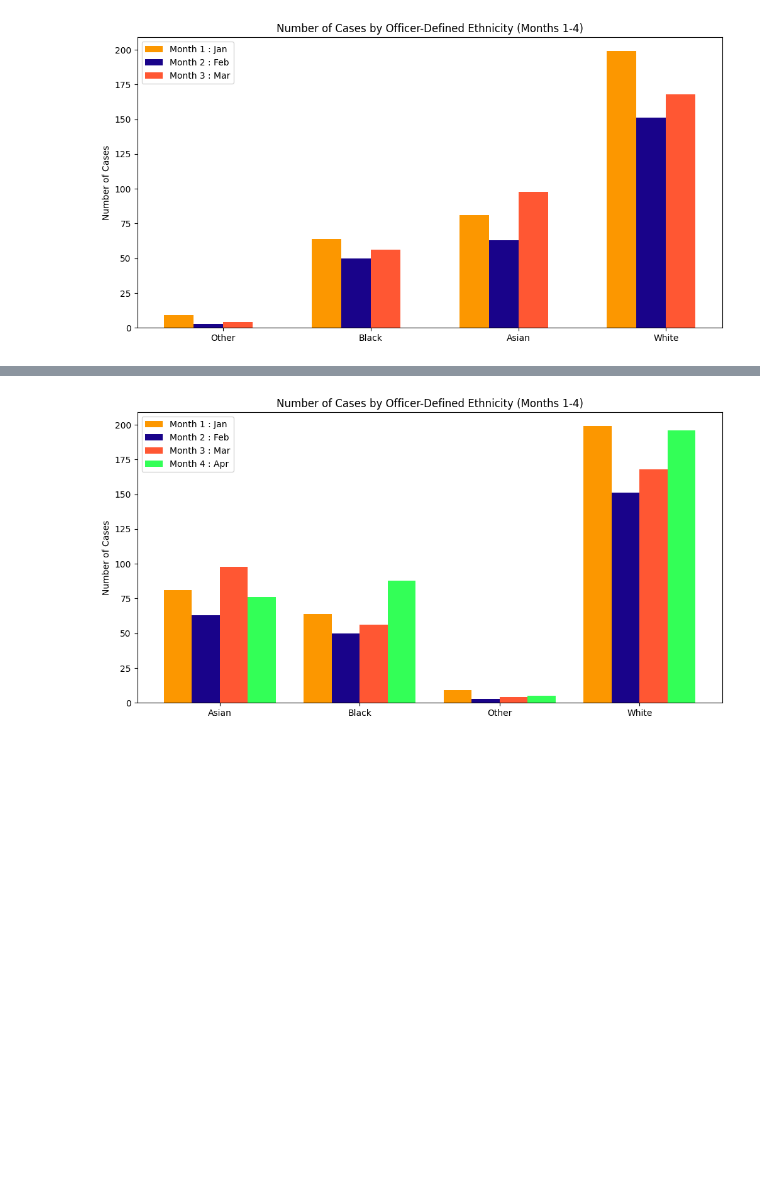
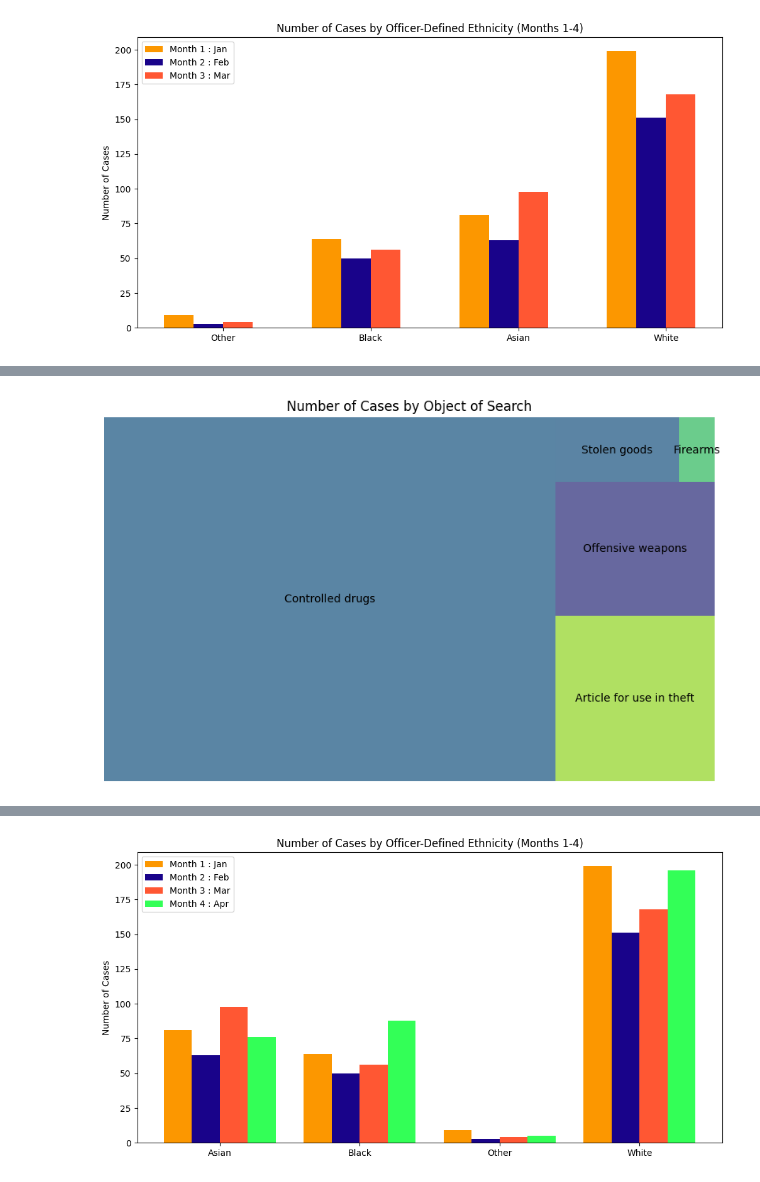
Before and after one commit to kittanaiwisetkhro/dataviz2025, a Jupyter notebook: Visualize_Data_Comparison_2025_กฤตนัย.ipynb, the cells around one changed output, grey strips where cells are left out. Saved outputs shown, nothing was run; the diff lists cells and outputs as text; code cells hidden in the pictures; blank space fills up the shorter version.

```diff
--- a/Visualize_Data_Comparison_2025_กฤตนัย.ipynb
+++ b/Visualize_Data_Comparison_2025_กฤตนัย.ipynb
@@ -616,0 +682,17 @@ ax.legend();
+# %%
+# plot Tree map compara=e number of casses based on Object of searc
+
+import squarify
+import matplotlib.pyplot as plt
+
+# Group by 'Object of search' and count occurrences
+object_of_search_counts = data1['Object of search'].value_counts()
+
+# Create the treemap
+plt.figure(figsize=(10, 6))
+squarify.plot(sizes=object_of_search_counts.values, label=object_of_search_counts.index, alpha=.8 )
+plt.axis('off')
+plt.title('Number of Cases by Object of Search')
+plt.show()
+# %% [output]
+[figure, added]
```
Also changed, not shown: parts of 14 cells of this notebook.
